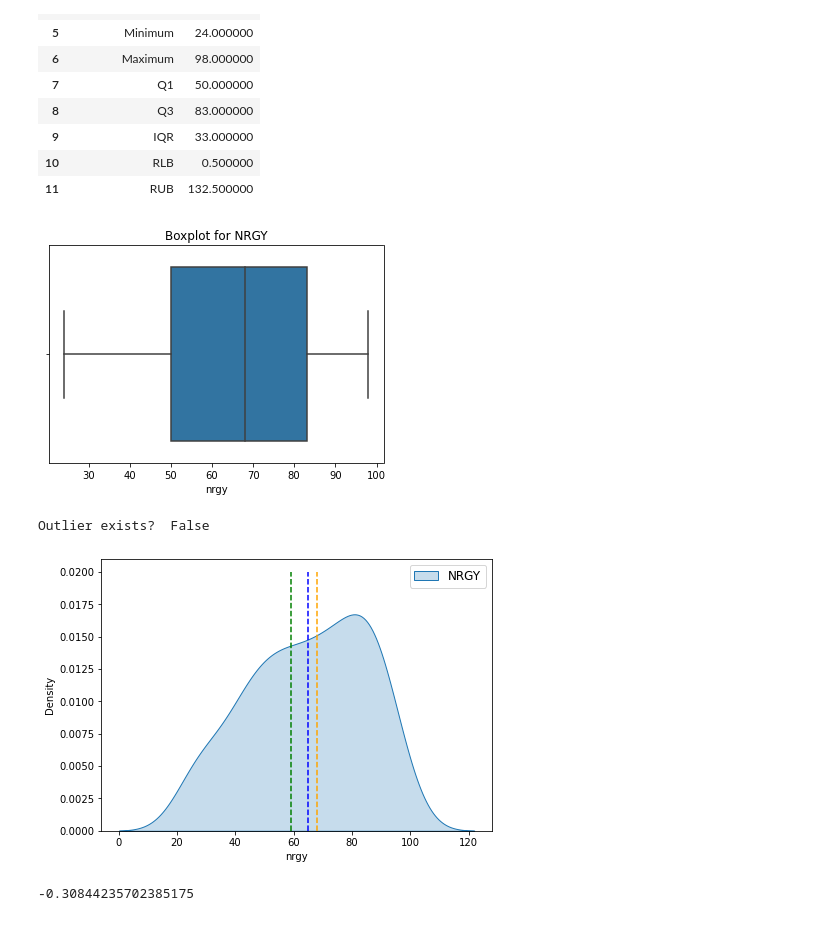
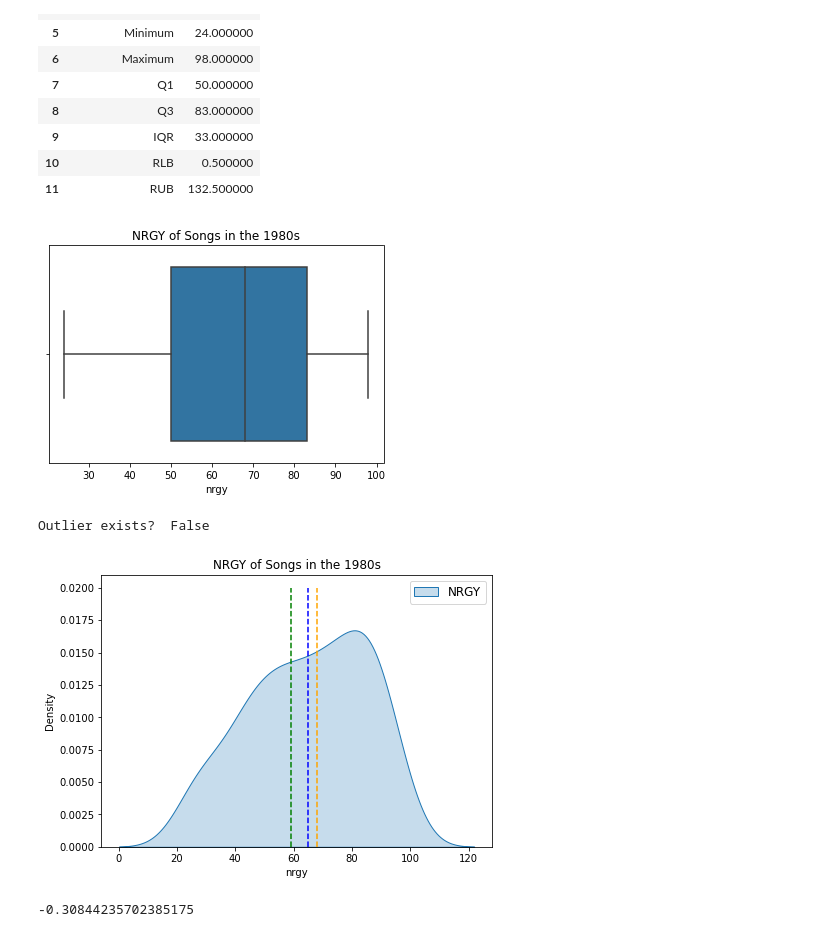
Before and after one commit to whenwe177/aids-final-project, a Jupyter notebook: ipynbs/80s - Eda.ipynb, the cells around one changed output. Drawn from its saved outputs; the diff is of its cells as text; code cells hidden in the pictures.

```diff
--- a/ipynbs/80s - Eda.ipynb
+++ b/ipynbs/80s - Eda.ipynb
@@ -231,30 +232,31 @@ NRGY Description
 | 10 | RLB | 0.500000 |
 | 11 | RUB | 132.500000 |
 # %%
-plt.title("Boxplot for NRGY")
+plt.title("NRGY of Songs in the 1980s")
 sns.boxplot(x='nrgy', data=df_80s)
 plt.show()
 
 Q1 = np.percentile(nrgy_arr, 25, interpolation='midpoint')
 Q3 = np.percentile(nrgy_arr, 75, interpolation='midpoint')
 IQR = Q3-Q1  # Interquartile range
 
 RLB = Q1 - 1.5*IQR
 RUB = Q3 + 1.5*IQR
 print("Outlier exists? ", np.max(nrgy_arr) > RUB  or (np.min(nrgy_arr) < RLB))
 
 # KDE Plot
 plt.figure(figsize=(7,5))
+plt.title("NRGY of Songs in the 1980s")
 sns.kdeplot(data=nrgy_arr, shade=True)
 plt.legend(['NRGY'], fontsize=12)
 plt.vlines(x=nrgy_arr.median(), ymin=0, ymax=0.02, color='orange', linestyle='--')
 plt.vlines(x=nrgy_arr.mean(), ymin=0, ymax=0.02, color='blue', linestyle='--')
 plt.vlines(x=scp.mode(nrgy_arr)[0][0], ymin=0, ymax=0.02, color='green', linestyle='--')
 plt.show()
 # %% [output]
-[figure, old version]
+[figure, new version]
 Outlier exists?  False
-[figure, old version]
+[figure, new version]
 # %%
 # Skeweness
 nrgy_arr.skew()
```
Also changed, not shown: parts of 23 cells of this notebook.
